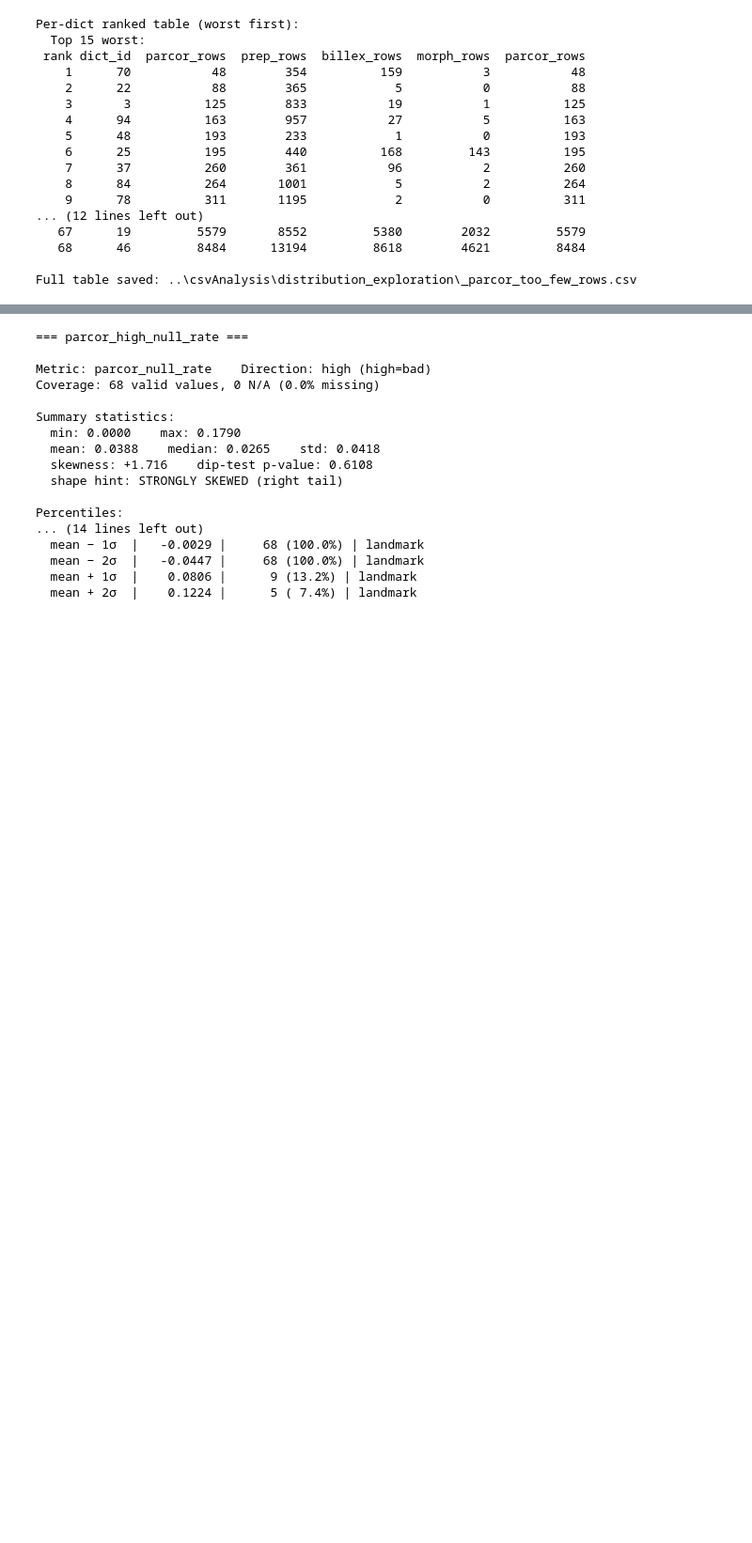
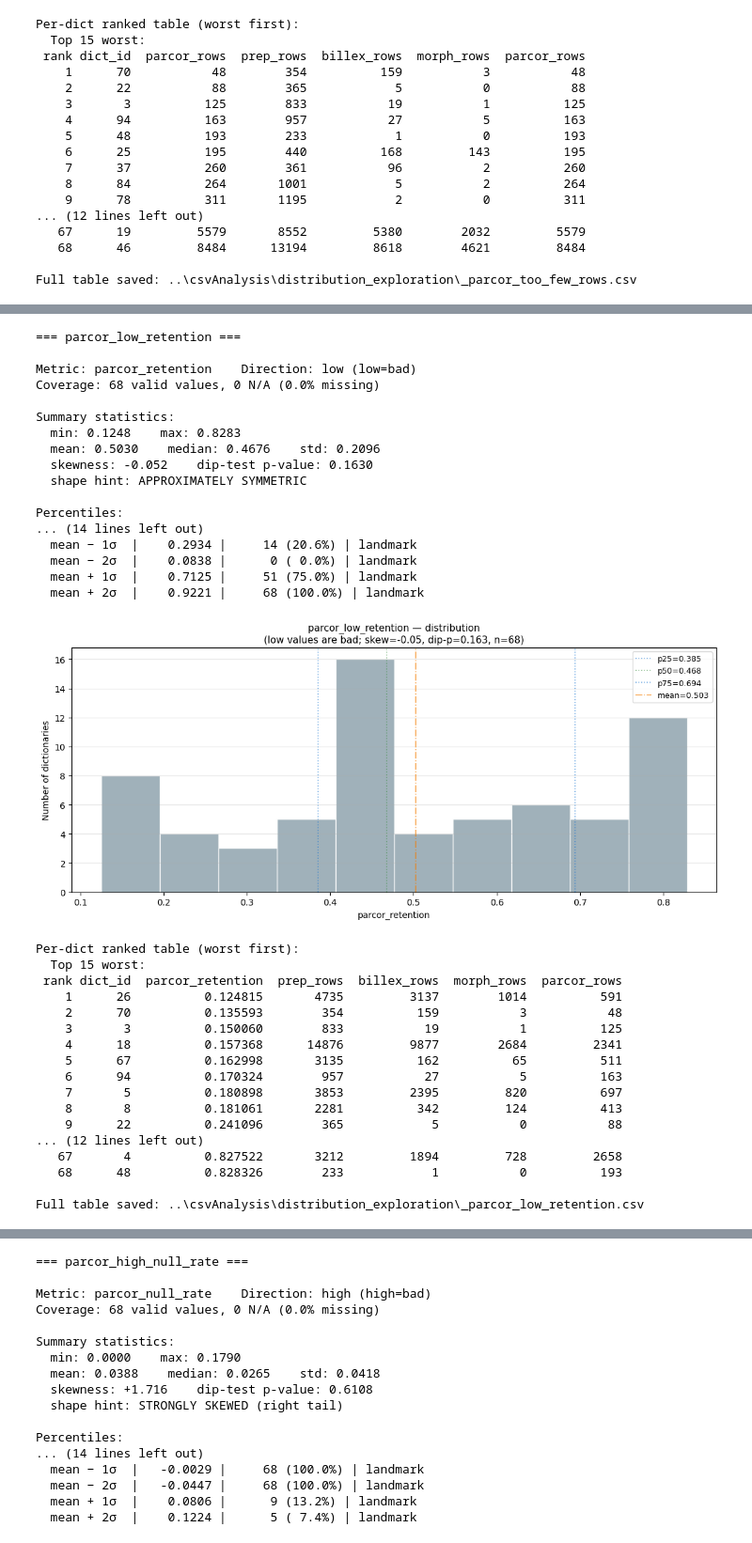
Before and after one commit to Pradiptaa/tugas-akhir-data-mining, a Jupyter notebook: TAEkstraksiKamus/postProcessing/Distribution Explorer.ipynb, the cells around one changed output, grey strips where cells are left out. Shown at 94% size. Cells and saved outputs as stored; diff of their text form; code cells hidden in the pictures; blank space fills up the shorter version.

```diff
--- a/TAEkstraksiKamus/postProcessing/Distribution Explorer.ipynb
+++ b/TAEkstraksiKamus/postProcessing/Distribution Explorer.ipynb
@@ -802 +876,51 @@ Full table saved: ..\csvAnalysis\distribution_exploration\_parcor_too_few_rows.c
+# %%
+# Compute parcor_retention if not already in metrics_df
+if "parcor_retention" not in metrics_df.columns:
+    metrics_df["parcor_retention"] = np.where(
+        metrics_df["prep_rows"] >= RETENTION_MIN_PREP_ROWS,
+        metrics_df["parcor_rows"] / metrics_df["prep_rows"],
+        np.nan
+    )
+
+explore_rule(
+    rule_name="parcor_low_retention",
+    metric_col="parcor_retention",
+    direction="low",
+)
+# %% [output]
+=== parcor_low_retention ===
+
+Metric: parcor_retention    Direction: low (low=bad)
+Coverage: 68 valid values, 0 N/A (0.0% missing)
+
+Summary statistics:
+  min: 0.1248    max: 0.8283
+  mean: 0.5030    median: 0.4676    std: 0.2096
+  skewness: -0.052    dip-test p-value: 0.1630
+  shape hint: APPROXIMATELY SYMMETRIC
+
+Percentiles:
+... (14 lines left out)
+  mean − 1σ  |    0.2934 |     14 (20.6%) | landmark
+  mean − 2σ  |    0.0838 |      0 ( 0.0%) | landmark
+  mean + 1σ  |    0.7125 |     51 (75.0%) | landmark
+  mean + 2σ  |    0.9221 |     68 (100.0%) | landmark
+[figure, added]
+Per-dict ranked table (worst first):
+  Top 15 worst:
+ rank dict_id  parcor_retention  prep_rows  billex_rows  morph_rows  parcor_rows
+    1      26          0.124815       4735         3137        1014          591
+    2      70          0.135593        354          159           3           48
+    3       3          0.150060        833           19           1          125
+    4      18          0.157368      14876         9877        2684         2341
+    5      67          0.162998       3135          162          65          511
+    6      94          0.170324        957           27           5          163
+    7       5          0.180898       3853         2395         820          697
+    8       8          0.181061       2281          342         124          413
+    9      22          0.241096        365            5           0           88
+... (12 lines left out)
+   67       4          0.827522       3212         1894         728         2658
+   68      48          0.828326        233            1           0          193
+
+Full table saved: ..\csvAnalysis\distribution_exploration\_parcor_low_retention.csv
 # %% [markdown]
```
Also changed, not shown: parts of 17 cells of this notebook, 4 other files.
